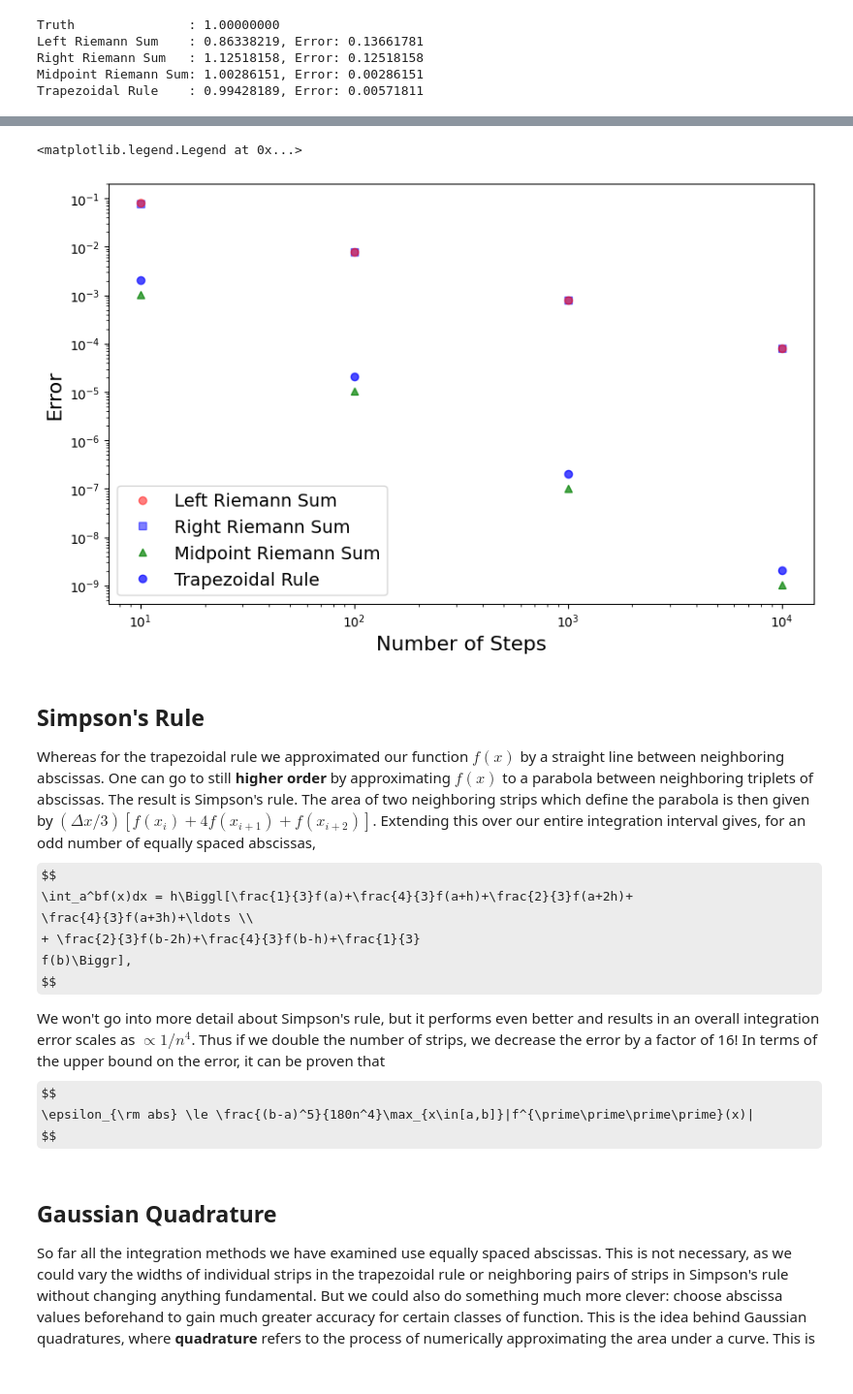
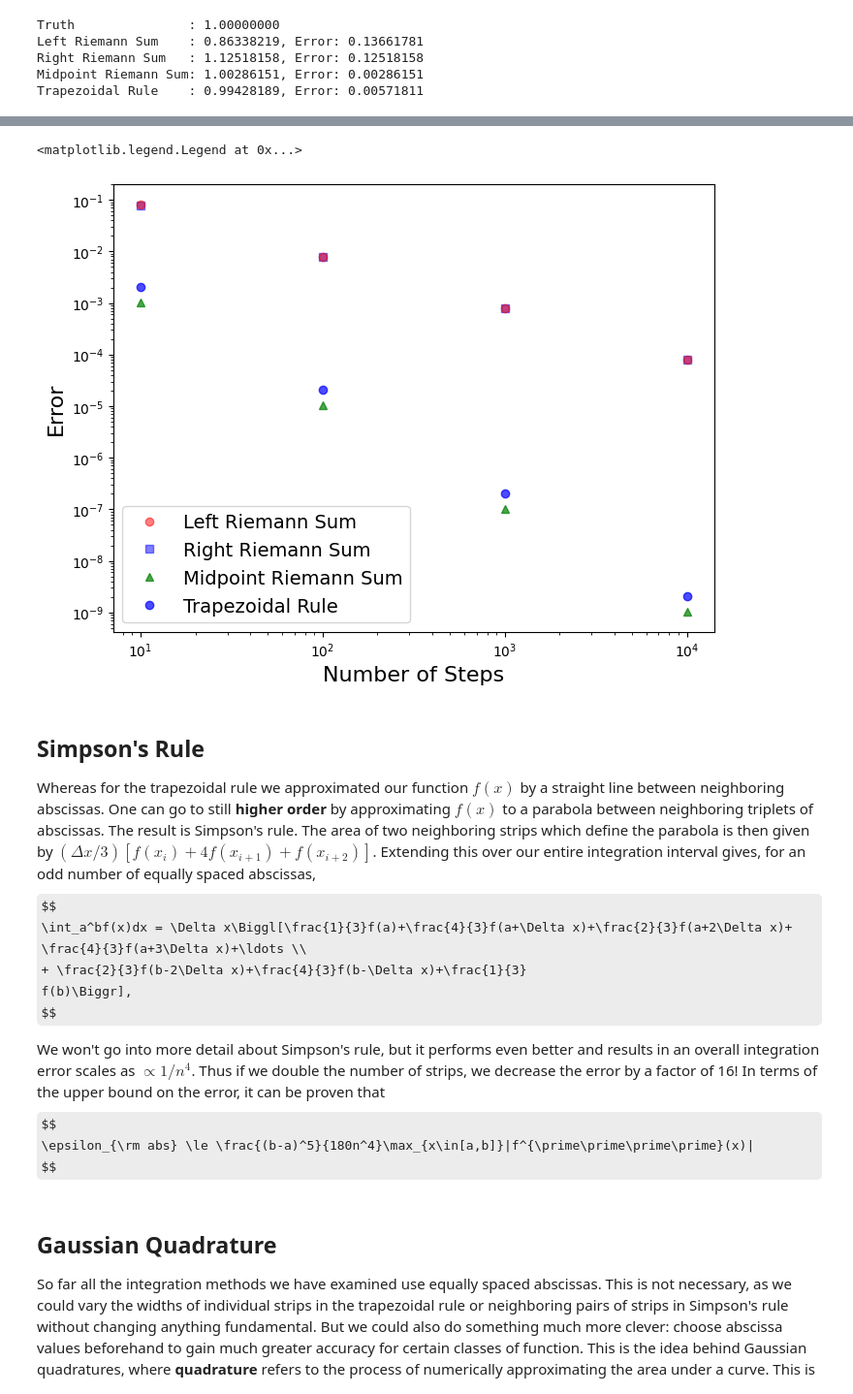
Before and after one commit to qiaqia444/Phys29, a Jupyter notebook: Phys29/lectures/Week6/02_integration.ipynb, the cells around one changed output, grey strips where cells are left out. Shown at 97% size. Cells and saved outputs as stored; diff of their text form; code cells hidden in the pictures; some formulas as TeX source.

```diff
--- a/Phys29/lectures/Week6/02_integration.ipynb
+++ b/Phys29/lectures/Week6/02_integration.ipynb
@@ -426,29 +388,29 @@ Let's write some code to verify the scaling with $n$:
 # %%
 N_vals = [10, 100, 1000, 10000]
 left_error = np.zeros(len(N_vals))
 righ_error = np.zeros_like(left_error)
 midp_error = np.zeros_like(left_error)
 trap_error = np.zeros_like(left_error)
 for ii, nn in enumerate(N_vals):
     left_error[ii] = np.abs(left_riemann_sum(np.sin, a, b, nn, plot=False) - truth)
     righ_error[ii] = np.abs(right_riemann_sum(np.sin, a, b, nn, plot=False) - truth)
     midp_error[ii] = np.abs(midpoint_riemann_sum(np.sin, a, b, nn, plot=False) - truth)
     trap_error[ii] = np.abs(trapezoidal_rule(np.sin, a, b, nn, plot=False) - truth)
 
-fig  = plt.figure(figsize=(10, 6))
+fig  = plt.figure(figsize=(8, 6))
 ax = fig.add_subplot(111)
 ax.plot(N_vals, left_error, 'ro', alpha=0.5, label='Left Riemann Sum')
 ax.plot(N_vals, righ_error, 'bs', alpha=0.5, label='Right Riemann Sum', zorder=1)
 ax.plot(N_vals, midp_error, 'g^', alpha=0.7, label='Midpoint Riemann Sum')
 ax.plot(N_vals, trap_error, 'bo', alpha=0.7, label='Trapezoidal Rule')
 ax.set_yscale('log')
 ax.set_xscale('log')
 ax.set_ylabel('Error', fontsize=16)
 ax.set_xlabel('Number of Steps', fontsize=16)
 ax.legend(loc='best', fontsize=14)
 # %% [output]
 <matplotlib.legend.Legend at 0x...>
-[figure, old version]
+[figure, new version]
 # %% [markdown]
 ## Simpson's Rule
 
@@ -456,9 +418,9 @@ Whereas for the trapezoidal rule we approximated our function $f(x)$ by a straig
 entire integration interval gives, for an odd number of equally spaced
 abscissas,
 $$
-\int_a^bf(x)dx = h\Biggl[\frac{1}{3}f(a)+\frac{4}{3}f(a+h)+\frac{2}{3}f(a+2h)+
-\frac{4}{3}f(a+3h)+\ldots \\
-+ \frac{2}{3}f(b-2h)+\frac{4}{3}f(b-h)+\frac{1}{3}
+\int_a^bf(x)dx = \Delta x\Biggl[\frac{1}{3}f(a)+\frac{4}{3}f(a+\Delta x)+\frac{2}{3}f(a+2\Delta x)+
+\frac{4}{3}f(a+3\Delta x)+\ldots \\
++ \frac{2}{3}f(b-2\Delta x)+\frac{4}{3}f(b-\Delta x)+\frac{1}{3}
 f(b)\Biggr],
 $$
 
```
Also changed, not shown: parts of 6 cells of this notebook.
